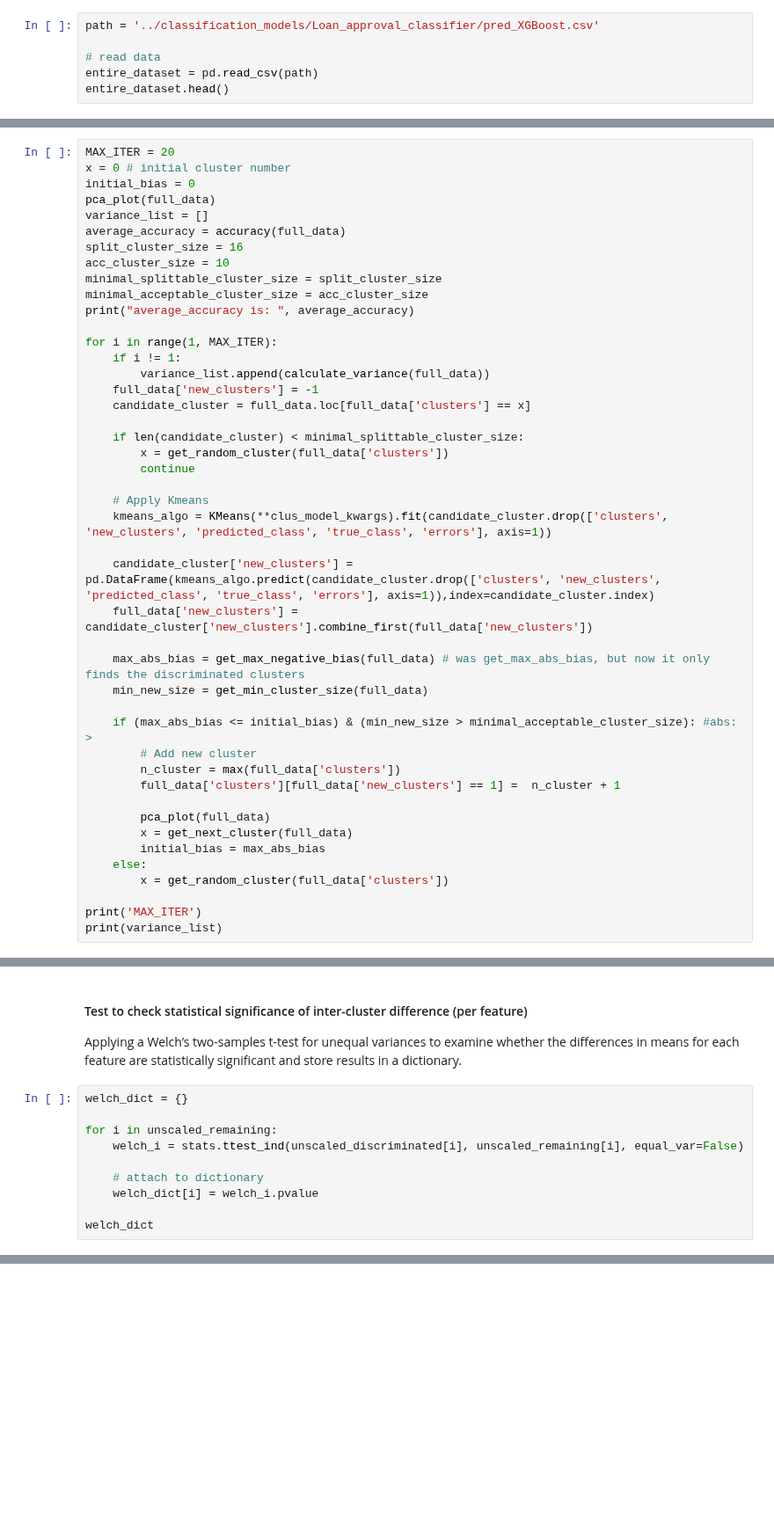
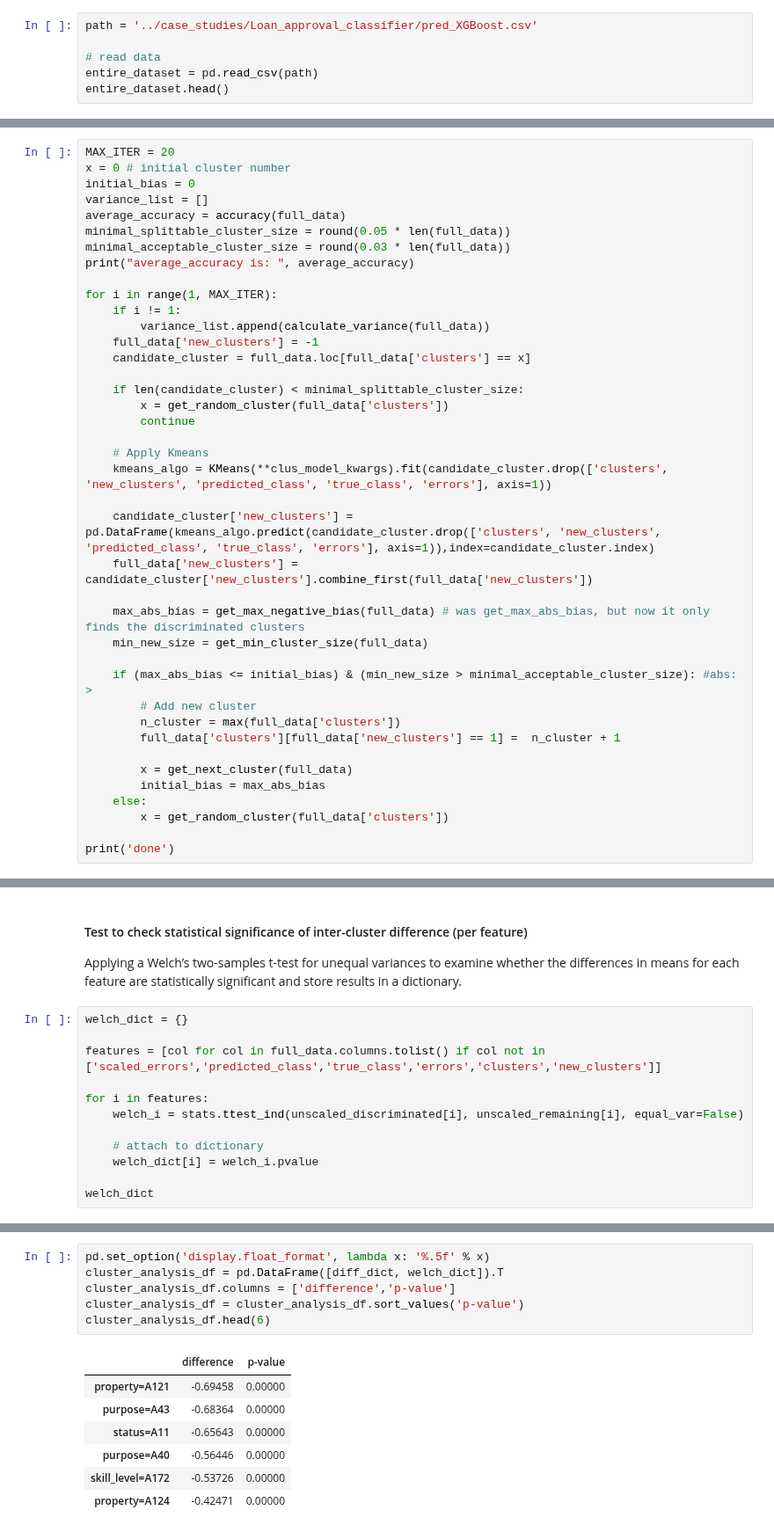
Before and after one commit to NGO-Algorithm-Audit/Bias_scan, a Jupyter notebook: HBAC_scan/HBAC_loan_approval_classifier.ipynb, the cells around one changed output, grey strips where cells are left out. Shown at 88% size. Saved outputs shown, nothing was run; the diff lists cells and outputs as text; blank space fills up the shorter version.

```diff
--- a/HBAC_scan/HBAC_loan_approval_classifier.ipynb
+++ b/HBAC_scan/HBAC_loan_approval_classifier.ipynb
@@ -42,7 +36,7 @@ import scipy.stats as stats
 ### 1. Load data and pre-processing
 #### Load data
 # %%
-path = '../classification_models/Loan_approval_classifier/pred_XGBoost.csv'
+path = '../case_studies/Loan_approval_classifier/pred_XGBoost.csv'
 
 # read data
 entire_dataset = pd.read_csv(path)
@@ -113,13 +107,10 @@ Performing bias scan using helper functions.
 MAX_ITER = 20
 x = 0 # initial cluster number
 initial_bias = 0
-pca_plot(full_data)
 variance_list = []
 average_accuracy = accuracy(full_data)
-split_cluster_size = 16
-acc_cluster_size = 10
-minimal_splittable_cluster_size = split_cluster_size
-minimal_acceptable_cluster_size = acc_cluster_size
+minimal_splittable_cluster_size = round(0.05 * len(full_data))
+minimal_acceptable_cluster_size = round(0.03 * len(full_data))
 print("average_accuracy is: ", average_accuracy)
 
 for i in range(1, MAX_ITER):
@@ -146,12 +137,10 @@ for i in range(1, MAX_ITER):
         n_cluster = max(full_data['clusters'])
         full_data['clusters'][full_data['new_clusters'] == 1] =  n_cluster + 1
 
-        pca_plot(full_data)
         x = get_next_cluster(full_data)
         initial_bias = max_abs_bias
     else:
         x = get_random_cluster(full_data['clusters'])
 
-print('MAX_ITER')
-print(variance_list)
+print('done')
 # %% [output]
@@ -316,7 +289,9 @@ Applying a Welch’s two-samples t-test for unequal variances to examine whether
 # %%
 welch_dict = {}
 
-for i in unscaled_remaining:
+features = [col for col in full_data.columns.tolist() if col not in ['scaled_errors','predicted_class','true_class','errors','clusters','new_clusters']]
+
+for i in features:
     welch_i = stats.ttest_ind(unscaled_discriminated[i], unscaled_remaining[i], equal_var=False)
 
     # attach to dictionary
@@ -346,2 +322,16 @@ p-values: A small p-value (p < 0.05) indicates that it is unlikely to observe in
+# %%
+pd.set_option('display.float_format', lambda x: '%.5f' % x)
+cluster_analysis_df = pd.DataFrame([diff_dict, welch_dict]).T
+cluster_analysis_df.columns = ['difference','p-value']
+cluster_analysis_df = cluster_analysis_df.sort_values('p-value')
+cluster_analysis_df.head(6)
+# %% [output]
+|  | difference | p-value |
+| property=A121 | -0.69458 | 0.00000 |
+| purpose=A43 | -0.68364 | 0.00000 |
+| status=A11 | -0.65643 | 0.00000 |
+| purpose=A40 | -0.56446 | 0.00000 |
+| skill_level=A172 | -0.53726 | 0.00000 |
+| property=A124 | -0.42471 | 0.00000 |
 # %% [markdown]
 #### Conclusion
```
Also changed, not shown: parts of 10 cells of this notebook, 1 other file.
